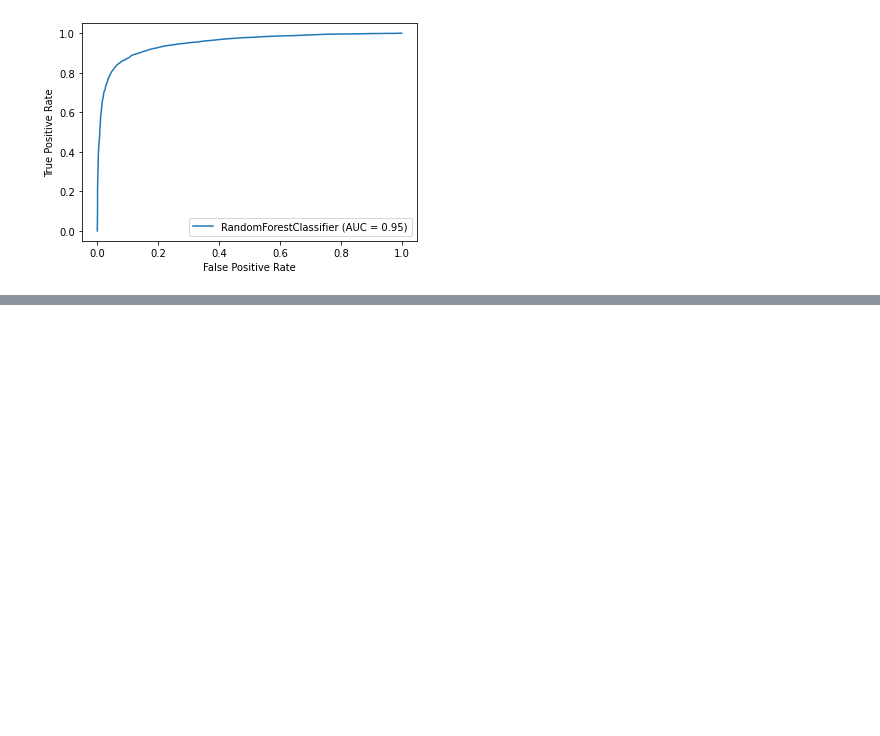
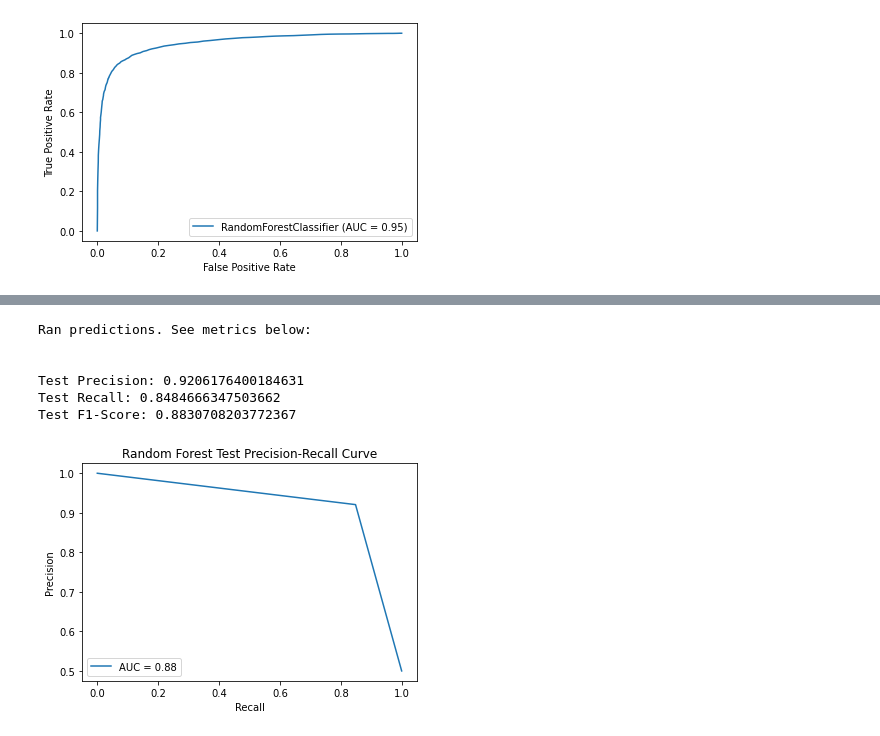
Before and after one commit to Shkev/Sars-CoV-2-NSP-Predictions, a Jupyter notebook: machine_learning_training.ipynb, the cells around one changed output, grey strips where cells are left out. Cells and saved outputs as stored; diff of their text form; code cells hidden in the pictures; blank space fills up the shorter version.

Commit message:
update machine_learning_training

```diff
--- a/machine_learning_training.ipynb
+++ b/machine_learning_training.ipynb
@@ -385,0 +521,2 @@ Test acc: 0.8889365792274475
+# %%
+svm.fit(train_feat, svm_train_labels)
@@ -385,0 +528,3 @@ Test acc: 0.8889365792274475
+# %%
+train_pred = svm.predict(train_feat)
+test_pred = svm.predict(test_feat)
@@ -390,2 +584,4 @@ Testing the CNN and Random Forest models to compare them.
 # %%
+model = keras.models.load_model('/gdrive/My Drive/Colab Notebooks/REHS/models/modelDNN')
 model2 = keras.models.load_model('/gdrive/My Drive/Colab Notebooks/REHS/models/model2CNN')
+forest = load('/gdrive/My Drive/Colab Notebooks/REHS/models/random_forest.joblib')
@@ -391,0 +592,36 @@ model2 = keras.models.load_model('/gdrive/My Drive/Colab Notebooks/REHS/models/m
+# %%
+def precision_recall(model, test_features, test_labels, model_type='', save_file=None):
+  """
+  Prints precision and recall scores of a model and creates precision-recall curve
+  """
+  test_pred = model.predict(test_features)
+
+  print('Ran predictions. See metrics below:\n\n')
+
+  # getting values to plot for precision-recall curve (does not use rounded outputs)
+  precisions, recalls, thresholds = precision_recall_curve(test_labels, test_pred)
+  c = keras.metrics.AUC(curve='pr')
+  prAUC = c(test_labels, test_pred).numpy()
+
+  # getting numerical values for metrics at the threshold
+  c = keras.metrics.Precision(thresholds=0.97)
+  precision = c(test_labels, test_pred).numpy()
+  c = keras.metrics.Recall(thresholds=0.97)
+  recall = c(test_labels, test_pred).numpy()
+  f_score = harmonic_mean([precision, recall])
+
+  print(f"Test Precision: {precision}")
+  print(f"Test Recall: {recall}")
+  print(f"Test F1-Score: {f_score}")
+
+  # plotting the curve
+  plt.plot(recalls, precisions)
+  plt.title(model_type + ' Test Precision-Recall Curve')
+  plt.legend(['AUC = %0.2f' % prAUC], loc='lower left')
+  plt.xlabel('Recall')
+  plt.ylabel('Precision')
+
+  if save_file is not None:
+    plt.savefig(save_file)
+  else:
+    plt.show()
@@ -408,3 +667,6 @@ Test acc: 0.8876866102218628
 [Parallel(n_jobs=2)]: Done 100 out of 100 | elapsed:    0.3s finished
 <sklearn.metrics._plot.roc_curve.RocCurveDisplay at 0x...>
 [figure]
+# %%
+precision_recall(forest, test_dataset, test_labels, model_type='Random Forest', save_file='pr_plot_test_randomForest.svg')
+# %% [output]
@@ -410,0 +676,7 @@ Test acc: 0.8876866102218628
+Ran predictions. See metrics below:
+
+
+Test Precision: 0.9206176400184631
+Test Recall: 0.8484666347503662
+Test F1-Score: 0.8830708203772367
+[figure, added]
```
Also changed, not shown: parts of 59 cells of this notebook.
